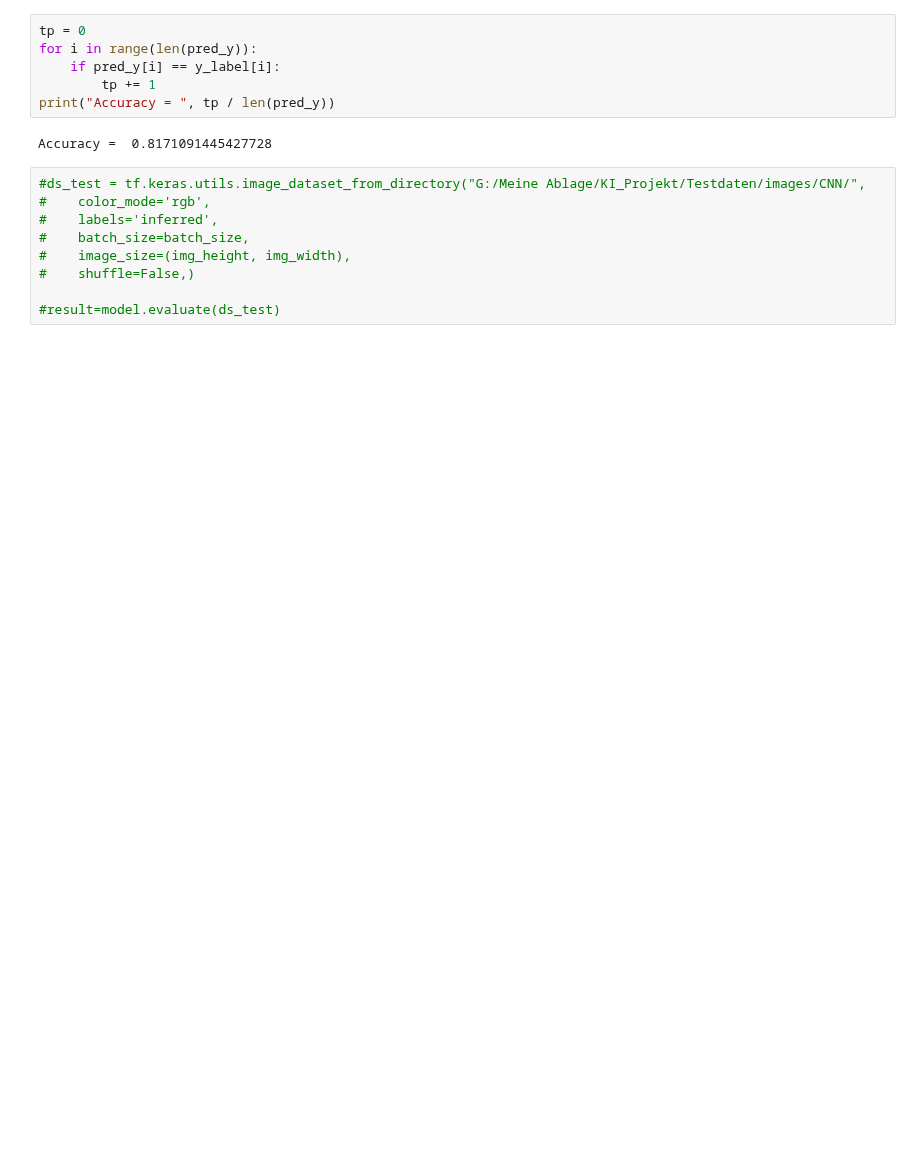
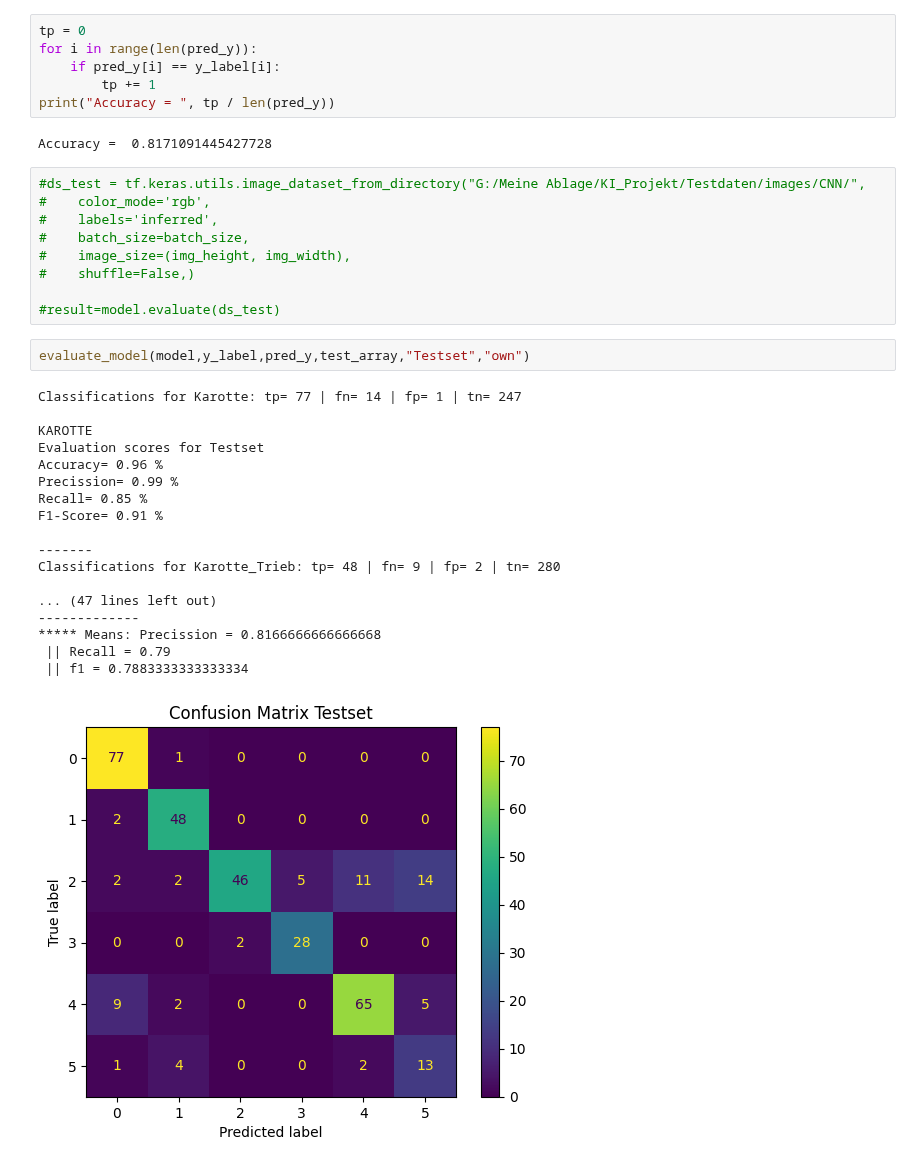
Before and after one commit to leons1396/AI_project, a Jupyter notebook: Final_Models/vegi_classification_cnn.ipynb, the cells around one changed output. Saved outputs shown, nothing was run; the diff lists cells and outputs as text; blank space fills up the shorter version.

```diff
--- a/Final_Models/vegi_classification_cnn.ipynb
+++ b/Final_Models/vegi_classification_cnn.ipynb
@@ -161,3 +217,24 @@ Accuracy =  0.8171091445427728
 #    shuffle=False,)
 
 #result=model.evaluate(ds_test)
+# %%
+evaluate_model(model,y_label,pred_y,test_array,"Testset","own")
+# %% [output]
+Classifications for Karotte: tp= 77 | fn= 14 | fp= 1 | tn= 247
+
+KAROTTE
+Evaluation scores for Testset
+Accuracy= 0.96 %
+Precission= 0.99 %
+Recall= 0.85 %
+F1-Score= 0.91 %
+
+-------
+Classifications for Karotte_Trieb: tp= 48 | fn= 9 | fp= 2 | tn= 280
+
+... (47 lines left out)
+-------------
+***** Means: Precission = 0.8166666666666668
+ || Recall = 0.79
+ || f1 = 0.7883333333333334
+[figure, added]
```
Also changed, not shown: parts of 2 cells of this notebook.
